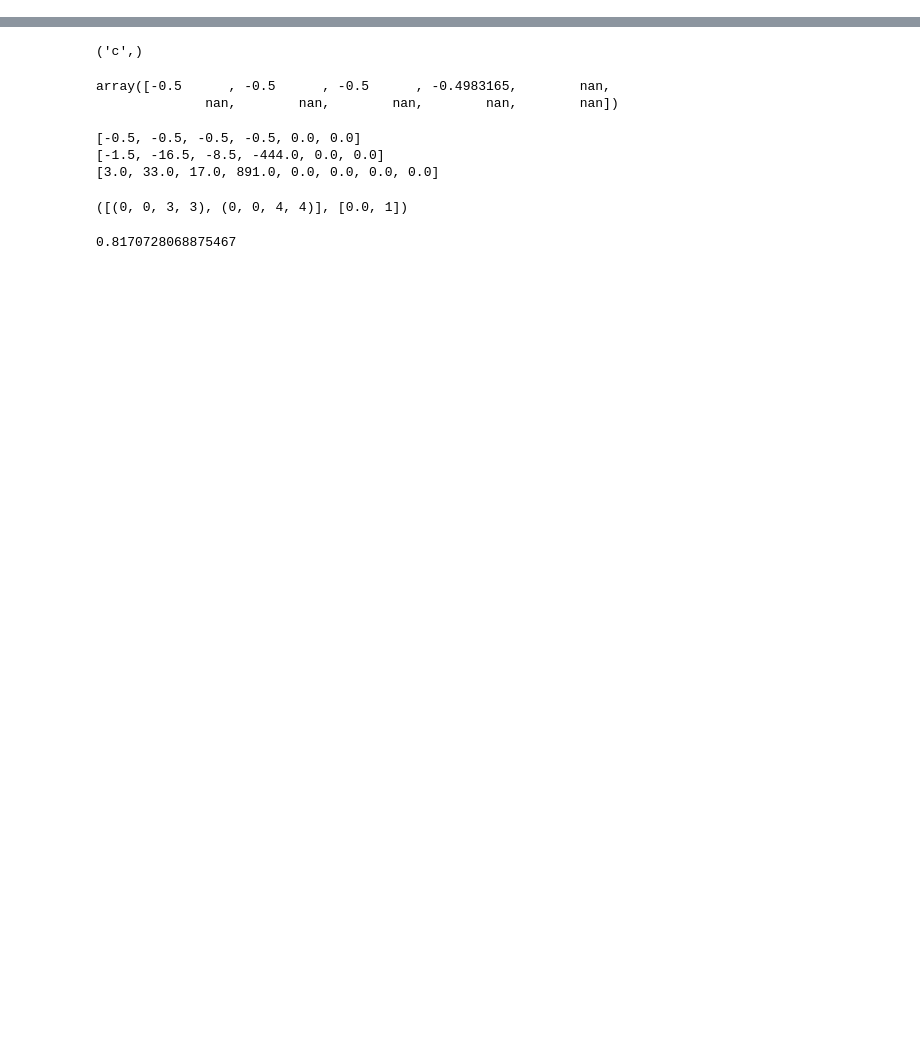
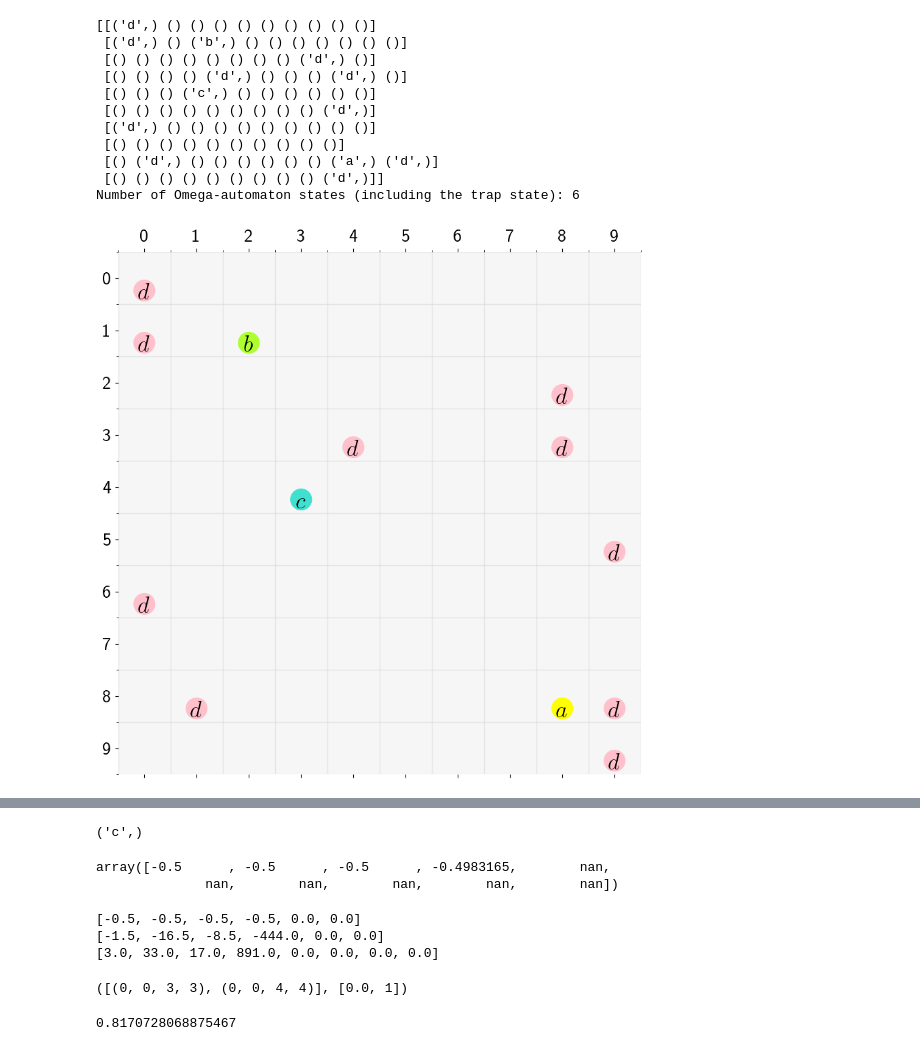
Before and after one commit to CL2-UWaterloo/RL-LTL, a Jupyter notebook: Main/new_case.ipynb, the cells around one changed output, grey strips where cells are left out. Drawn from its saved outputs; the diff is of its cells as text; code cells hidden in the pictures; blank space fills up the shorter version.

```diff
--- a/Main/new_case.ipynb
+++ b/Main/new_case.ipynb
@@ -82,0 +14,15 @@ To enable them in other operations, rebuild TensorFlow with the appropriate comp
+# %%
+gw = grid_world(name='random', shape=(10,10))
+# %% [output]
+[[('d',) () () () () () () () () ()]
+ [('d',) () ('b',) () () () () () () ()]
+ [() () () () () () () () ('d',) ()]
+ [() () () () ('d',) () () () ('d',) ()]
+ [() () () ('c',) () () () () () ()]
+ [() () () () () () () () () ('d',)]
+ [('d',) () () () () () () () () ()]
+ [() () () () () () () () () ()]
+ [() ('d',) () () () () () () ('a',) ('d',)]
+ [() () () () () () () () () ('d',)]]
+Number of Omega-automaton states (including the trap state): 6
+[figure, added]
```
Also changed, not shown: parts of 23 cells of this notebook, 7 other files.
